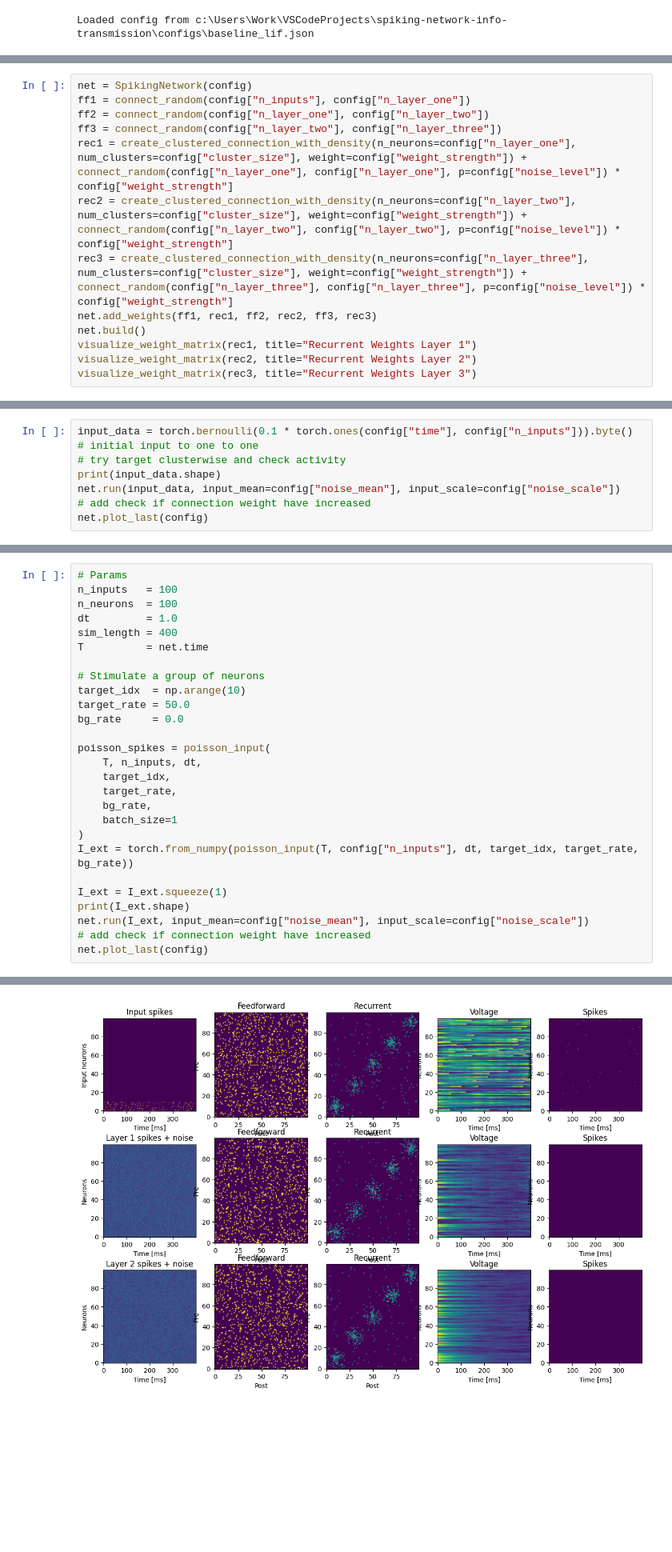
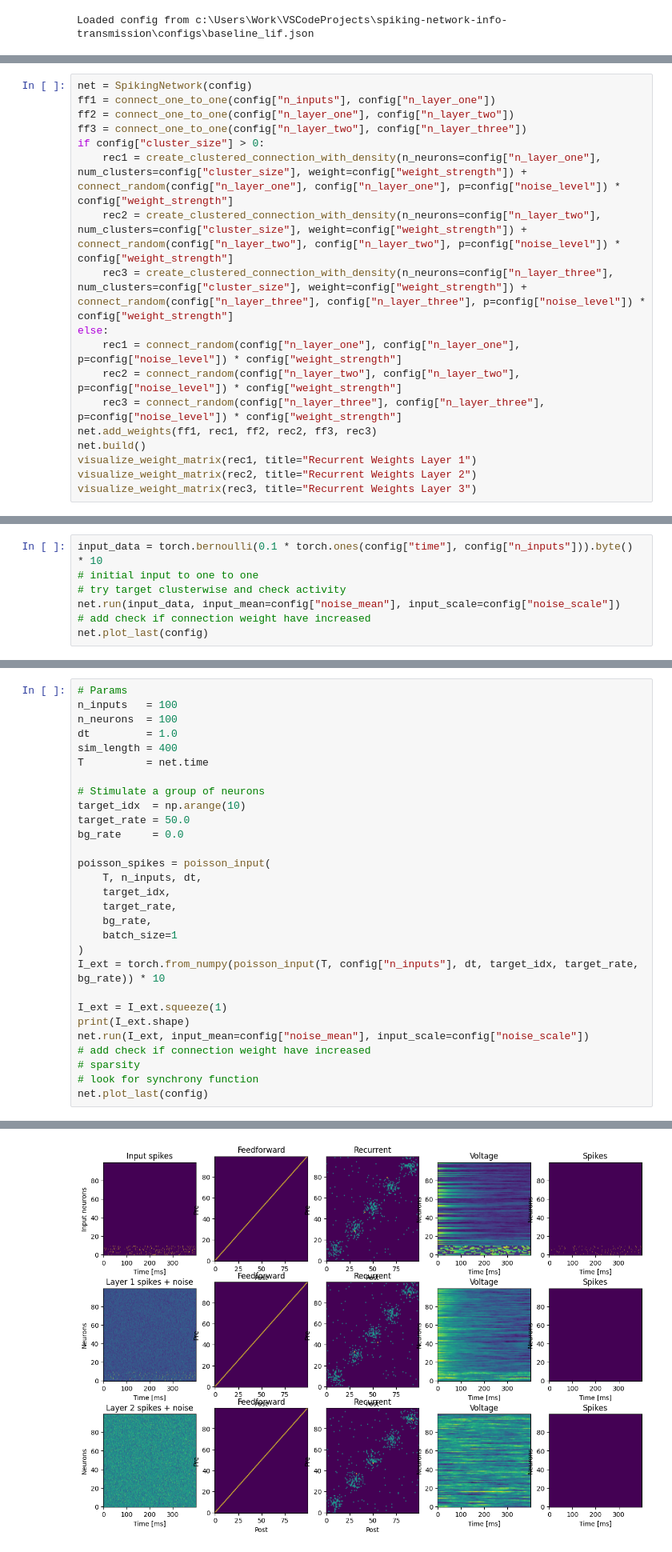
Before and after one commit to H-27/spiking-network-info-transmission, a Jupyter notebook: notebooks/network_display.ipynb, the cells around one changed output, grey strips where cells are left out. Shown at 80% size. Cells and saved outputs as stored; diff of their text form; blank space fills up the shorter version.

```diff
--- a/notebooks/network_display.ipynb
+++ b/notebooks/network_display.ipynb
@@ -63,11 +47,16 @@ array([[ 1.04549689,  0.7664314 ,  1.32554962, ..., -2.27109755,
 # %%
 net = SpikingNetwork(config)
-ff1 = connect_random(config["n_inputs"], config["n_layer_one"])
-ff2 = connect_random(config["n_layer_one"], config["n_layer_two"])
-ff3 = connect_random(config["n_layer_two"], config["n_layer_three"])
-rec1 = create_clustered_connection_with_density(n_neurons=config["n_layer_one"], num_clusters=config["cluster_size"], weight=config["weight_strength"]) + connect_random(config["n_layer_one"], config["n_layer_one"], p=config["noise_level"]) * config["weight_strength"]
-rec2 = create_clustered_connection_with_density(n_neurons=config["n_layer_two"], num_clusters=config["cluster_size"], weight=config["weight_strength"]) + connect_random(config["n_layer_two"], config["n_layer_two"], p=config["noise_level"]) * config["weight_strength"]
-rec3 = create_clustered_connection_with_density(n_neurons=config["n_layer_three"], num_clusters=config["cluster_size"], weight=config["weight_strength"]) + connect_random(config["n_layer_three"], config["n_layer_three"], p=config["noise_level"]) * config["weight_strength"]
+ff1 = connect_one_to_one(config["n_inputs"], config["n_layer_one"])
+ff2 = connect_one_to_one(config["n_layer_one"], config["n_layer_two"])
+ff3 = connect_one_to_one(config["n_layer_two"], config["n_layer_three"])
+if config["cluster_size"] > 0:
+    rec1 = create_clustered_connection_with_density(n_neurons=config["n_layer_one"], num_clusters=config["cluster_size"], weight=config["weight_strength"]) + connect_random(config["n_layer_one"], config["n_layer_one"], p=config["noise_level"]) * config["weight_strength"]
+    rec2 = create_clustered_connection_with_density(n_neurons=config["n_layer_two"], num_clusters=config["cluster_size"], weight=config["weight_strength"]) + connect_random(config["n_layer_two"], config["n_layer_two"], p=config["noise_level"]) * config["weight_strength"]
+    rec3 = create_clustered_connection_with_density(n_neurons=config["n_layer_three"], num_clusters=config["cluster_size"], weight=config["weight_strength"]) + connect_random(config["n_layer_three"], config["n_layer_three"], p=config["noise_level"]) * config["weight_strength"]
+else:
+    rec1 = connect_random(config["n_layer_one"], config["n_layer_one"], p=config["noise_level"]) * config["weight_strength"]
+    rec2 = connect_random(config["n_layer_two"], config["n_layer_two"], p=config["noise_level"]) * config["weight_strength"]
+    rec3 = connect_random(config["n_layer_three"], config["n_layer_three"], p=config["noise_level"]) * config["weight_strength"]
 net.add_weights(ff1, rec1, ff2, rec2, ff3, rec3)
 net.build()
 visualize_weight_matrix(rec1, title="Recurrent Weights Layer 1")
@@ -82,8 +71,7 @@ No learning for feedforward connections.
 # %%
-input_data = torch.bernoulli(0.1 * torch.ones(config["time"], config["n_inputs"])).byte()
+input_data = torch.bernoulli(0.1 * torch.ones(config["time"], config["n_inputs"])).byte() * 10
 # initial input to one to one
 # try target clusterwise and check activity
-print(input_data.shape)
 net.run(input_data, input_mean=config["noise_mean"], input_scale=config["noise_scale"])
 # add check if connection weight have increased
 net.plot_last(config)
@@ -113,12 +110,14 @@ poisson_spikes = poisson_input(
     bg_rate,
     batch_size=1
 )
-I_ext = torch.from_numpy(poisson_input(T, config["n_inputs"], dt, target_idx, target_rate, bg_rate))
+I_ext = torch.from_numpy(poisson_input(T, config["n_inputs"], dt, target_idx, target_rate, bg_rate)) * 10
 
 I_ext = I_ext.squeeze(1)
 print(I_ext.shape)
 net.run(I_ext, input_mean=config["noise_mean"], input_scale=config["noise_scale"])
 # add check if connection weight have increased
+# sparsity
+# look for synchrony function
 net.plot_last(config)
 # %% [output]
 torch.Size([400, 100])
@@ -128 +125 @@ Max Layer1 Spikes: 1.0, Min Layer1 Spikes: 0.0
-[figure, old version]
+[figure, new version]
```
Also changed, not shown: parts of 5 cells of this notebook, 5 other files.
